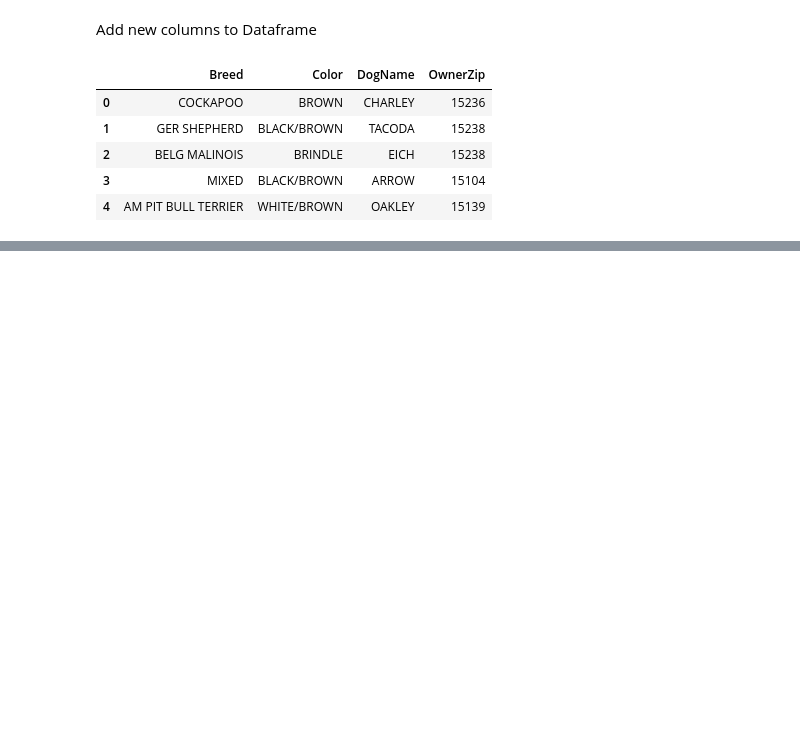
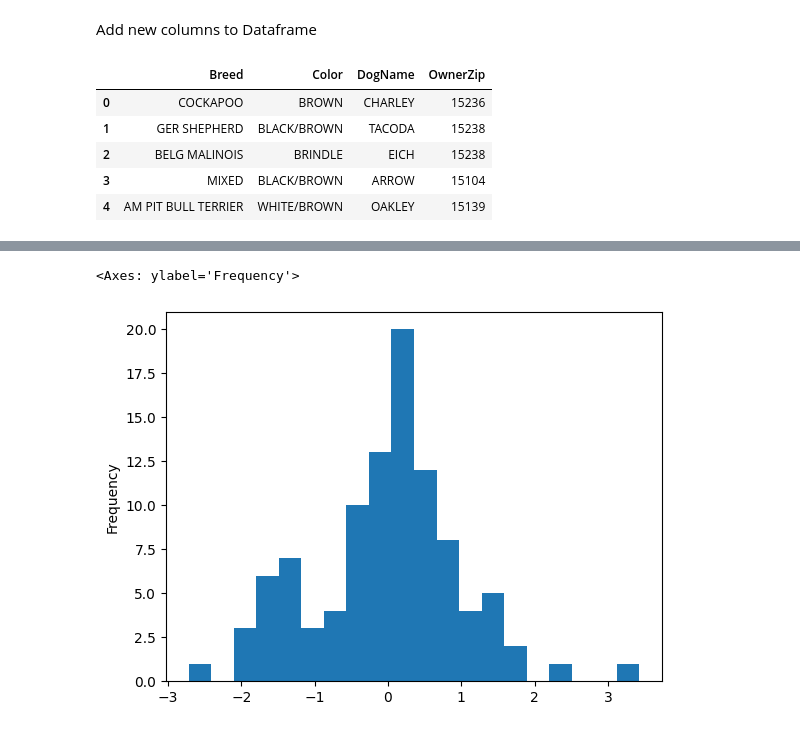
Before and after one commit to nthapa000/Machine_Learning_from_scratch, a Jupyter notebook: Pandas_for_ML/pandas.ipynb, the cells around one changed output, grey strips where cells are left out. Drawn from its saved outputs; the diff is of its cells as text; code cells hidden in the pictures; blank space fills up the shorter version.

```diff
--- a/Pandas_for_ML/pandas.ipynb
+++ b/Pandas_for_ML/pandas.ipynb
@@ -442,0 +1073,5 @@ my_df
+# %%
+my_df["Wed"].plot(kind="hist",bins=20)
+# %% [output]
+<Axes: ylabel='Frequency'>
+[figure, added]
```
Also changed, not shown: parts of 77 cells of this notebook.
